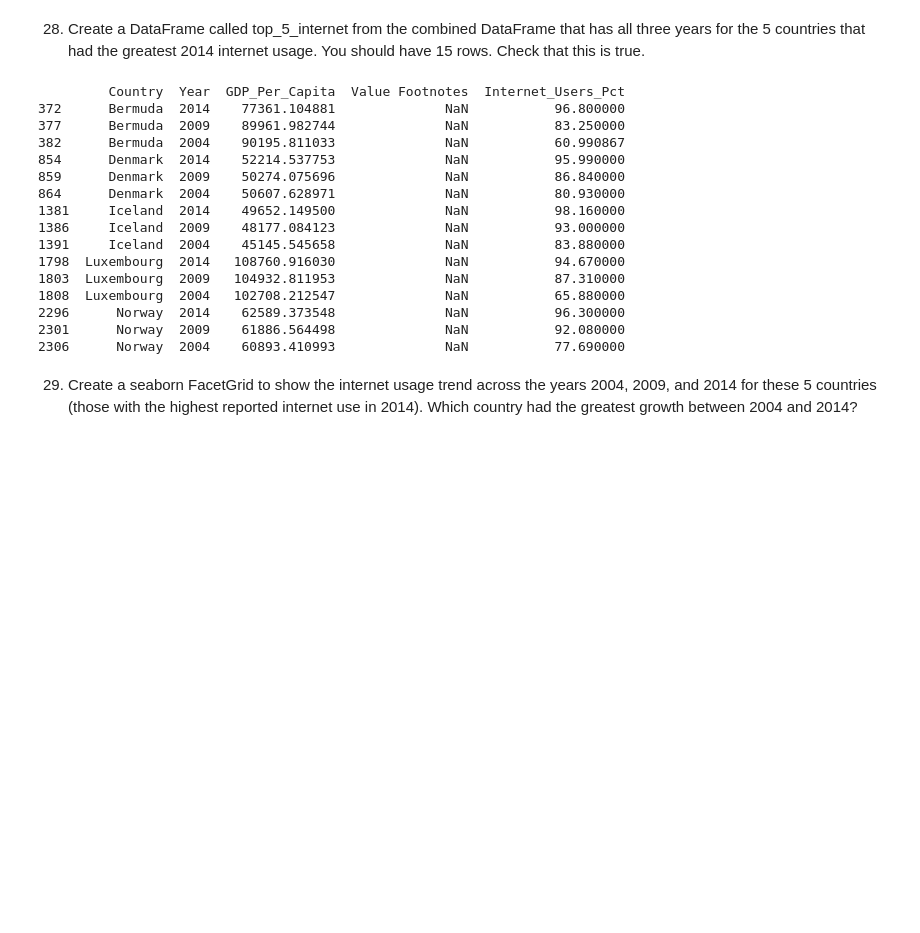
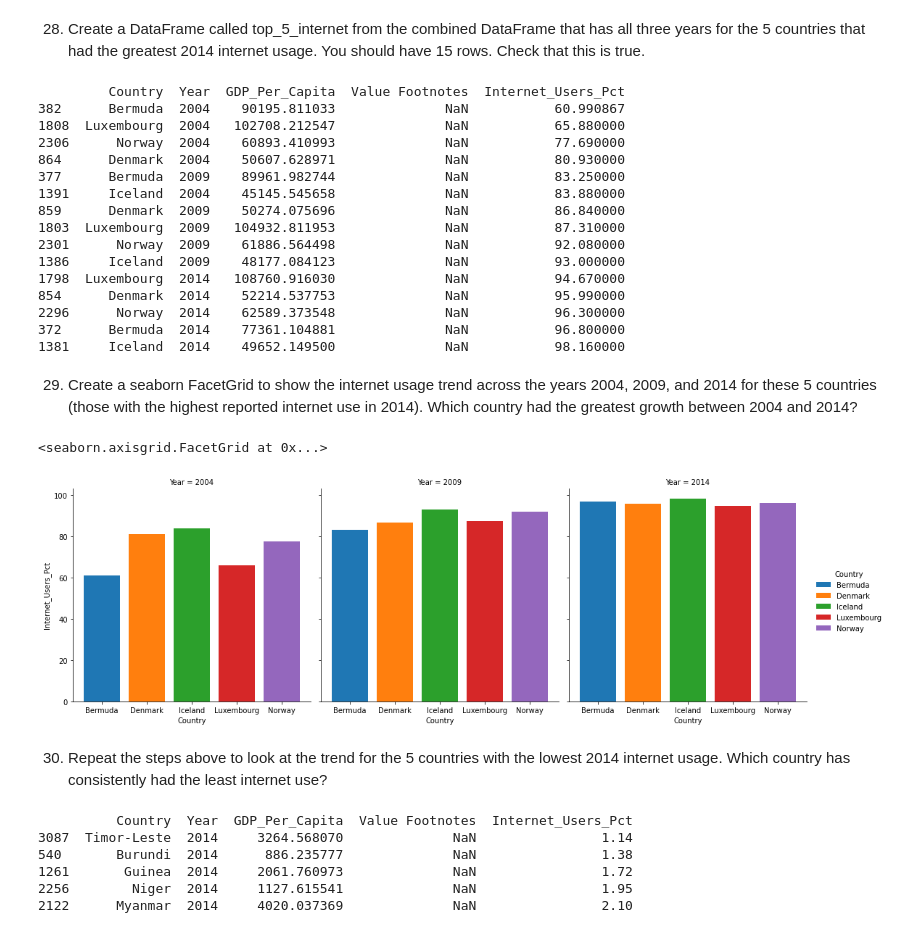
Before and after one commit to JasonCarless/gdp-and-internet-usage-JasonCarless, a Jupyter notebook: Notebook/notebook.ipynb, the cells around one changed output. Saved outputs shown, nothing was run; the diff lists cells and outputs as text; code cells hidden in the pictures; blank space fills up the shorter version.

```diff
--- a/Notebook/notebook.ipynb
+++ b/Notebook/notebook.ipynb
@@ -333,24 +333,43 @@ print(top5_2014)
 28. Create a DataFrame called top_5_internet from the combined DataFrame that has all three years for the 5 countries that had the greatest 2014 internet usage. You should have 15 rows. Check that this is true.
 # %%
 top_5_internet = sub[sub.Country.isin(top5_2014.Country)]
-top_5_internet = top_5_internet.sort_values("Country", axis = 0, ascending = True, inplace = False)
+top_5_internet = top_5_internet.sort_values("Internet_Users_Pct", ascending = True)
 print(top_5_internet)
 # %% [output]
          Country  Year  GDP_Per_Capita  Value Footnotes  Internet_Users_Pct
+382      Bermuda  2004    90195.811033              NaN           60.990867
+1808  Luxembourg  2004   102708.212547              NaN           65.880000
+2306      Norway  2004    60893.410993              NaN           77.690000
+864      Denmark  2004    50607.628971              NaN           80.930000
+377      Bermuda  2009    89961.982744              NaN           83.250000
+1391     Iceland  2004    45145.545658              NaN           83.880000
+859      Denmark  2009    50274.075696              NaN           86.840000
+1803  Luxembourg  2009   104932.811953              NaN           87.310000
+2301      Norway  2009    61886.564498              NaN           92.080000
+1386     Iceland  2009    48177.084123              NaN           93.000000
+1798  Luxembourg  2014   108760.916030              NaN           94.670000
+854      Denmark  2014    52214.537753              NaN           95.990000
+2296      Norway  2014    62589.373548              NaN           96.300000
 372      Bermuda  2014    77361.104881              NaN           96.800000
-377      Bermuda  2009    89961.982744              NaN           83.250000
-382      Bermuda  2004    90195.811033              NaN           60.990867
-854      Denmark  2014    52214.537753              NaN           95.990000
-859      Denmark  2009    50274.075696              NaN           86.840000
-864      Denmark  2004    50607.628971              NaN           80.930000
 1381     Iceland  2014    49652.149500              NaN           98.160000
-1386     Iceland  2009    48177.084123              NaN           93.000000
-1391     Iceland  2004    45145.545658              NaN           83.880000
-1798  Luxembourg  2014   108760.916030              NaN           94.670000
-1803  Luxembourg  2009   104932.811953              NaN           87.310000
-1808  Luxembourg  2004   102708.212547              NaN           65.880000
-2296      Norway  2014    62589.373548              NaN           96.300000
-2301      Norway  2009    61886.564498              NaN           92.080000
-2306      Norway  2004    60893.410993              NaN           77.690000
 # %% [markdown]
 29. Create a seaborn FacetGrid to show the internet usage trend across the years 2004, 2009, and 2014 for these 5 countries (those with the highest reported internet use in 2014). Which country had the greatest growth between 2004 and 2014?
+# %%
+f= sns.FacetGrid(top_5_internet, col= "Year", hue="Country", height = 5)
+f.map(plt.bar, "Country", "Internet_Users_Pct")
+f.add_legend(title= "Country")
+# %% [output]
+<seaborn.axisgrid.FacetGrid at 0x...>
+[figure, added]
+# %% [markdown]
+30. Repeat the steps above to look at the trend for the 5 countries with the lowest 2014 internet usage. Which country has consistently had the least internet use?
+# %%
+bottom5 = data_2014.nsmallest(5,"Internet_Users_Pct")
+print(bottom5)
+# %% [output]
+          Country  Year  GDP_Per_Capita  Value Footnotes  Internet_Users_Pct
+3087  Timor-Leste  2014     3264.568070              NaN                1.14
+540       Burundi  2014      886.235777              NaN                1.38
+1261       Guinea  2014     2061.760973              NaN                1.72
+2256        Niger  2014     1127.615541              NaN                1.95
+2122      Myanmar  2014     4020.037369              NaN                2.10
```
Also changed, not shown: parts of 6 cells of this notebook.
